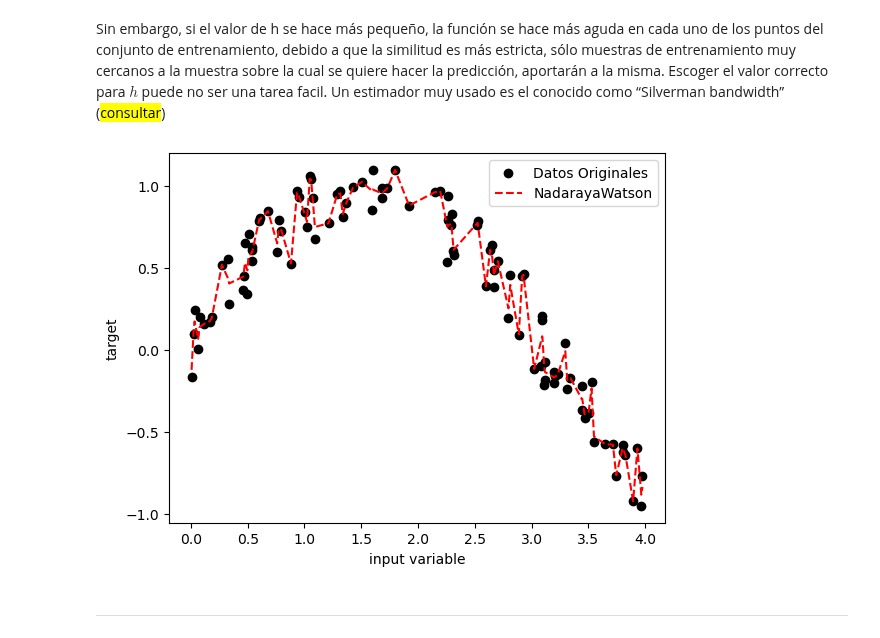
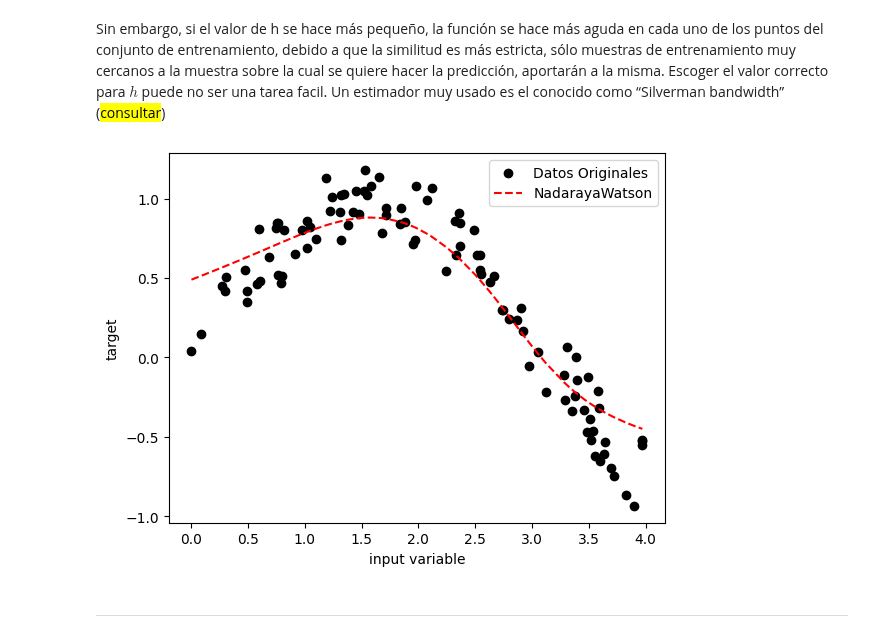
Before and after one commit to jdariasl/Intro_ML_2025, a Jupyter notebook: Clase 04 - Modelos no Paramétricos.ipynb, the cells around one changed output. Cells and saved outputs as stored; diff of their text form; code cells hidden in the pictures.

```diff
--- a/Clase 04 - Modelos no Paramétricos.ipynb
+++ b/Clase 04 - Modelos no Paramétricos.ipynb
@@ -189,7 +189,7 @@ xx, yy = np.meshgrid(np.linspace(x_min, x_max, 100),
                          np.linspace(y_min, y_max, 100))
 # %%
 #Cambie el valor de k para ver su efecto en las fronteras. Valores sugeridos 3,5,11,20,50,100,150
-k = 5
+k = 7
 neigh = KNeighborsClassifier(n_neighbors=k)
 neigh.fit(X[:,1:3], y)
 Z = np.zeros((100,100))
@@ -290,24 +291,25 @@ Como el valor entregado por la función de ventana de Parzen corresponde a una e
 # %%
 # Ventana de Parzen
 
-def DiscriminatorParzen(h=0.01):
-    print("Calculando...")
-    Z = np.zeros((100,100))
-    #Evaluando las fdp's en una malla de valores
-    plt.clf()
-    for i in range(100):
-        for j in range(100):
-            p1 = plothpi.parzenW(X[:50,1:3],[xx[1,i],yy[j,1]],h)
-            p2 = plothpi.parzenW(X[50:100,1:3],[xx[1,i],yy[j,1]],h)
-            p3 = plothpi.parzenW(X[100:150,1:3],[xx[1,i],yy[j,1]],h)
-            p = np.array([p1,p2,p3]);
-            Z[i,j]= p.argmax(axis=0)
-    print('Listo.')
-    ax = plt.subplot()
-    plt.title(u'Clasificación Ventana de Parzen h = ' + str(h), fontsize=14)
-    plt.xlabel(u'Característica 1')
-    plt.ylabel(u'Característica 2')
-    ax.pcolormesh(xx, yy, Z.T, cmap=CMAP_LIGHT)
-    ax.scatter(X[:,1], X[:,2], c=y);
-interact(DiscriminatorParzen, h=[0.001,0.01,0.1,1,2,3,4,5,6]);
+#def DiscriminatorParzen(h=0.01):
+h = 10
+print("Calculando...")
+Z = np.zeros((100,100))
+#Evaluando las fdp's en una malla de valores
+plt.clf()
+for i in range(100):
+    for j in range(100):
+        p1 = plothpi.parzenW(X[:50,1:3],[xx[1,i],yy[j,1]],h)
+        p2 = plothpi.parzenW(X[50:100,1:3],[xx[1,i],yy[j,1]],h)
+        p3 = plothpi.parzenW(X[100:150,1:3],[xx[1,i],yy[j,1]],h)
+        p = np.array([p1,p2,p3]);
+        Z[i,j]= p.argmax(axis=0)
+print('Listo.')
+ax = plt.subplot()
+plt.title(u'Clasificación Ventana de Parzen h = ' + str(h), fontsize=14)
+plt.xlabel(u'Característica 1')
+plt.ylabel(u'Característica 2')
+ax.pcolormesh(xx, yy, Z.T, cmap=CMAP_LIGHT)
+ax.scatter(X[:,1], X[:,2], c=y);
+#interact(DiscriminatorParzen, h=[0.001,0.01,0.1,1,2,3,4,5,6]);
 # %% [output]
@@ -348,24 +352,24 @@ Sin embargo, si el valor de h se hace más pequeño, la función se hace más ag
 # %%
 # Regression
 X_nadayara = np.sort(4 * np.random.rand(100, 1), axis=0)
 y_nadayara = np.sin(X_nadayara).ravel()
 y_nadayara += 0.5 * (0.5 - np.random.rand(y_nadayara.size))
 
 #def nadayara(h=0.48859075319621886):
 #ndwM = ndw(h)
-h = 0.01
+h = 0.48859075319621886
 pred = list()
 for i in range(len(X_nadayara)):
     pred.append(plothpi.nadaraya_watson(X_nadayara, X_nadayara[i], y_nadayara,h))
 plt.scatter(X_nadayara, y_nadayara,c='k', label='Datos Originales')
 plt.plot(X_nadayara, pred,'--' , c='r', label='NadarayaWatson')
 plt.xlabel('input variable')
 plt.ylabel('target')
 plt.legend()
 plt.show()
 #interact(nadayara, h=[0.0001,0.001,0.01,0.1,0.48859075319621886,0.5,0.6,0.7,0.8]);
 # %% [output]
-[figure, old version]
+[figure, new version]
 # %% [markdown]
 ----------------------------------------------------------------------------------------------------------------------------------------------
 # %% [markdown]
```
Also changed, not shown: parts of 4 cells of this notebook, 15 other files.
